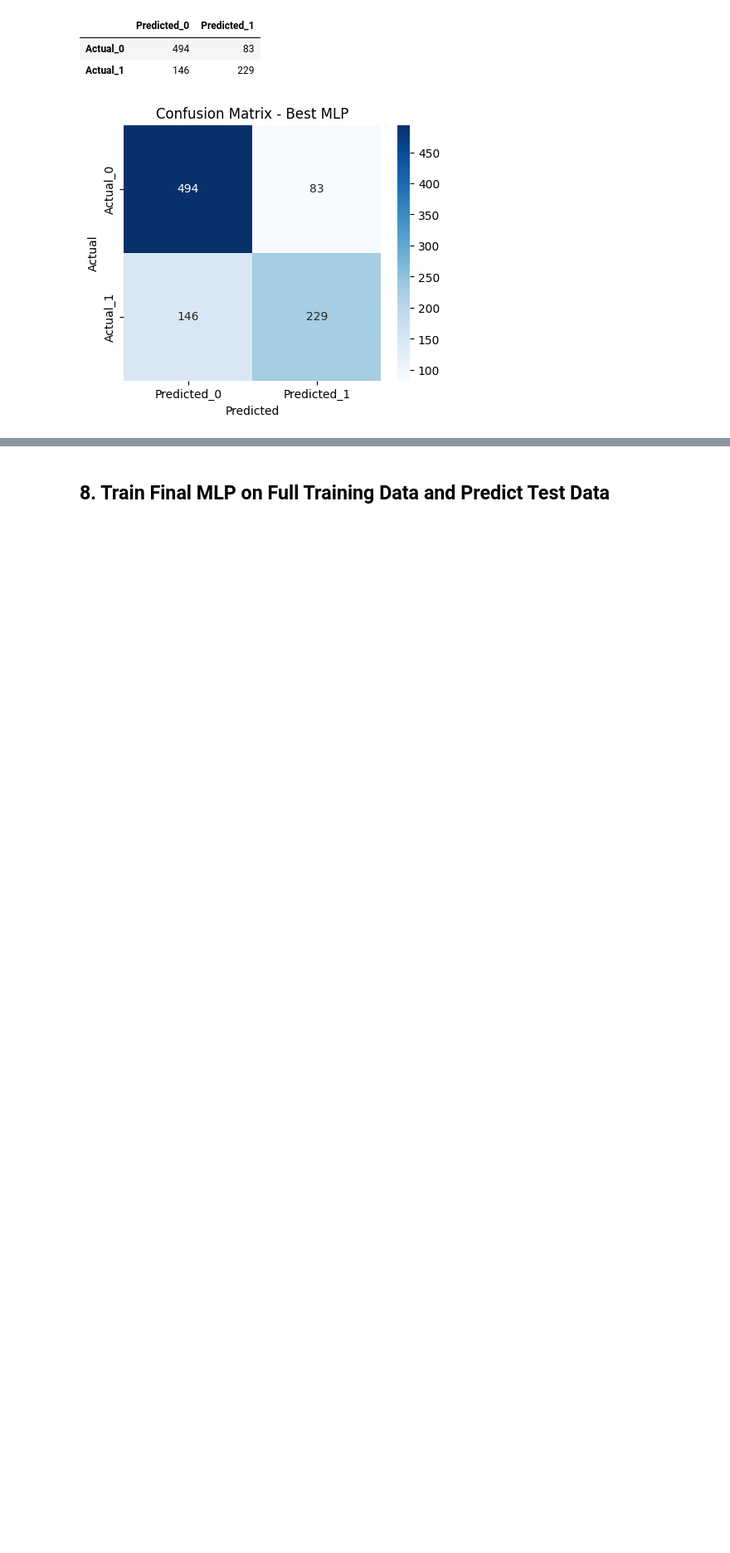
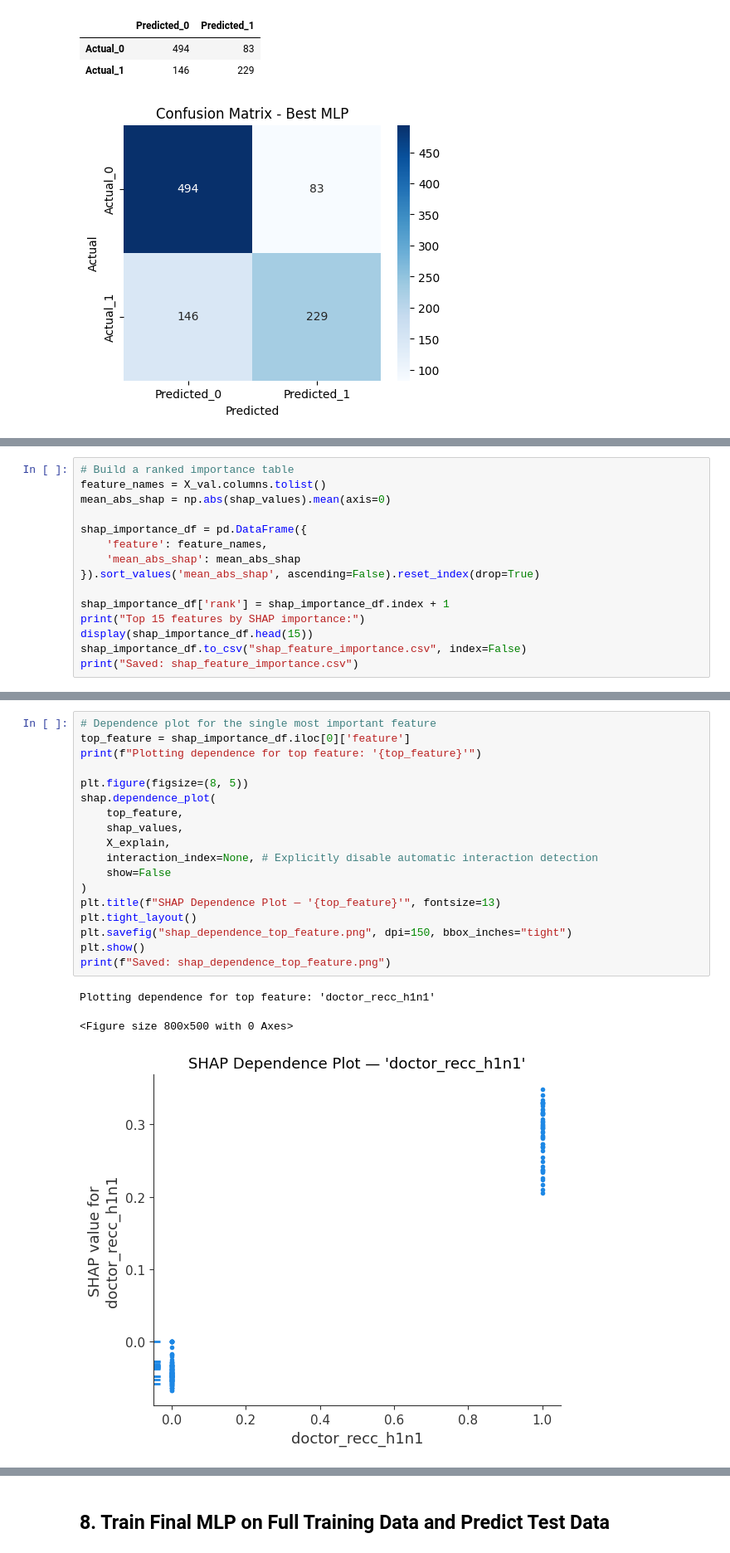
Before and after one commit to ansmalik67/nanSense-ds-hack, a Jupyter notebook: challenge_submission_group_O_order_4.ipynb, the cells around one changed output, grey strips where cells are left out. Shown at 83% size. Cells and saved outputs as stored; diff of their text form; blank space fills up the shorter version.

```diff
--- a/challenge_submission_group_O_order_4.ipynb
+++ b/challenge_submission_group_O_order_4.ipynb
@@ -411,0 +496,15 @@ plt.show()
+# %%
+# Build a ranked importance table
+feature_names = X_val.columns.tolist()
+mean_abs_shap = np.abs(shap_values).mean(axis=0)
+
+shap_importance_df = pd.DataFrame({
+    'feature': feature_names,
+    'mean_abs_shap': mean_abs_shap
+}).sort_values('mean_abs_shap', ascending=False).reset_index(drop=True)
+
+shap_importance_df['rank'] = shap_importance_df.index + 1
+print("Top 15 features by SHAP importance:")
+display(shap_importance_df.head(15))
+shap_importance_df.to_csv("shap_feature_importance.csv", index=False)
+print("Saved: shap_feature_importance.csv")
@@ -411,0 +534,22 @@ plt.show()
+# %%
+# Dependence plot for the single most important feature
+top_feature = shap_importance_df.iloc[0]['feature']
+print(f"Plotting dependence for top feature: '{top_feature}'")
+
+plt.figure(figsize=(8, 5))
+shap.dependence_plot(
+    top_feature,
+    shap_values,
+    X_explain,
+    interaction_index=None, # Explicitly disable automatic interaction detection
+    show=False
+)
+plt.title(f"SHAP Dependence Plot — '{top_feature}'", fontsize=13)
+plt.tight_layout()
+plt.savefig("shap_dependence_top_feature.png", dpi=150, bbox_inches="tight")
+plt.show()
+print(f"Saved: shap_dependence_top_feature.png")
+# %% [output]
+Plotting dependence for top feature: 'doctor_recc_h1n1'
+<Figure size 800x500 with 0 Axes>
+[figure, added]
```
Also changed, not shown: parts of 15 cells of this notebook.
